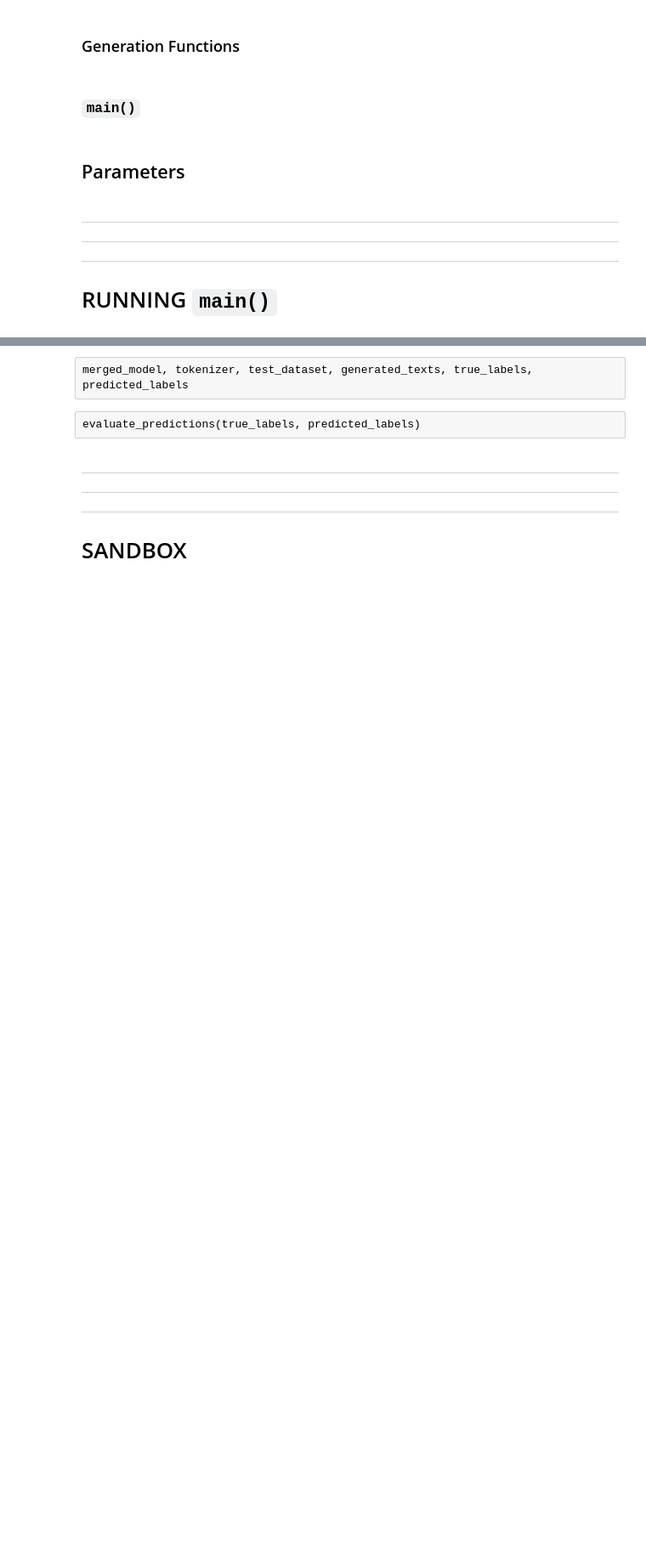
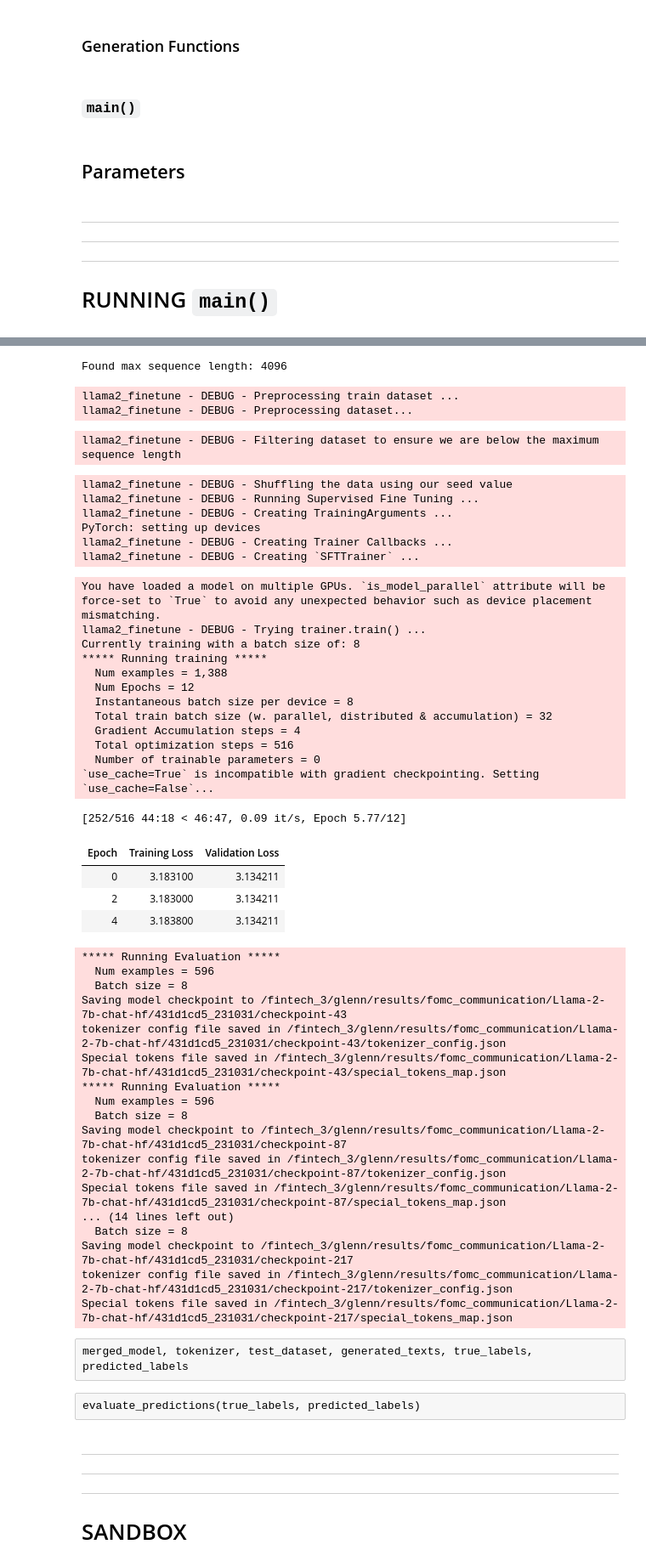
Before and after one commit to gtfintechlab/FLaME, a Jupyter notebook: src/llama/notebooks/llama2_finetune.ipynb, the cells around one changed output, grey strips where cells are left out. Shown at 85% size. Cells and saved outputs as stored; diff of their text form; code cells hidden in the pictures; blank space fills up the shorter version.

```diff
--- a/src/llama/notebooks/llama2_finetune.ipynb
+++ b/src/llama/notebooks/llama2_finetune.ipynb
@@ -756,7 +726,7 @@ def supervised_fine_tuning(args, logger):
         callbacks=callbacks,
         max_seq_length=args.max_seq_length,
         dataset_text_field=args.text_field,
-        # packing=args.packing,
+        packing=args.packing,
         # predict_with_generate = args.predict_with_generate
         # compute_metrics=compute_metrics,
         # neftune_noise_alpha=args.neftune_noise_alpha,
@@ -806,8 +776,16 @@ def test_set_text_generation(args, logger, model, tokenizer, forced_words: List[
         f"Using k={args.cuda_n_gpus} CUDA GPUs with max memory {args.cuda_max_memory}"
     )
     if model is not None:
-        logger.debug(f"Using model provided to function ...")
-        pass
+        if isinstance(model, str):
+            model = AutoModelForCausalLM.from_pretrained(
+                model,
+                device_map=args.device,
+                max_memory=args.cuda_max_memory,
+                torch_dtype=args.bnb_compute_dtype,
+            )
+        else:
+            logger.debug(f"Using model provided to function ...")
+            pass
     else:
         logger.debug("Creating the Model ...")
         model = AutoModelForCausalLM.from_pretrained(
@@ -852,8 +830,8 @@ def test_set_text_generation(args, logger, model, tokenizer, forced_words: List[
 
     test_responses = []
     start = time.perf_counter()
-    if forced_words:
-        force_words_ids = tokenizer(forced_words, add_special_tokens=False).input_ids
+    # if forced_words is not None:
+        # force_words_ids = tokenizer(forced_words, add_special_tokens=False).input_ids
     for batch in tqdm(test_dataloader):
         inputs = tokenizer(
             batch[args.text_field],
@@ -867,7 +845,7 @@ def test_set_text_generation(args, logger, model, tokenizer, forced_words: List[
             try:
                 generated_ids = model.generate(
                     **inputs,
-                    force_words_ids=force_words_ids,
+                    # force_words_ids=force_words_ids,
                     generation_config=generation_config,
                 )
             except TypeError as e:
@@ -961,7 +939,7 @@ def main(seed: int = None):
 
     test_dataset, generated_texts, true_labels, predicted_labels = test_set_text_generation(
         args=args, logger=logger, model=None, tokenizer=None,
-        forced_words=["DOVISH", "HAWKISH", "NEUTRAL"]
+        # forced_words=["DOVISH", "HAWKISH", "NEUTRAL"]
     )
 
     return merged_model, tokenizer, test_dataset, generated_texts, true_labels, predicted_labels
@@ -1154,0 +1128,9 @@ merged_model, tokenizer, test_dataset, generated_texts, true_labels, predicted_l
+# %%
+os.environ['PYTORCH_CUDA_ALLOC_CONF'] = 'max_split_size_mb=100'
+os.environ["TOKENIZERS_PARALLELISM"] = HuggingfaceParams.tokenizers_parallelism
+
+merged_model, tokenizer, test_dataset, generated_texts, true_labels, predicted_labels = main()
+
+# if name = "__main__" :
+   # fire.Fire(main)
+# %% [output]
@@ -1155,3 +1171,47 @@ merged_model, tokenizer, test_dataset, generated_texts, true_labels, predicted_l
+Found max sequence length: 4096
+llama2_finetune - DEBUG - Preprocessing train dataset ...
+llama2_finetune - DEBUG - Preprocessing dataset...
+llama2_finetune - DEBUG - Filtering dataset to ensure we are below the maximum sequence length
+llama2_finetune - DEBUG - Shuffling the data using our seed value
+llama2_finetune - DEBUG - Running Supervised Fine Tuning ...
+llama2_finetune - DEBUG - Creating TrainingArguments ...
+PyTorch: setting up devices
+llama2_finetune - DEBUG - Creating Trainer Callbacks ...
+llama2_finetune - DEBUG - Creating `SFTTrainer` ...
+You have loaded a model on multiple GPUs. `is_model_parallel` attribute will be force-set to `True` to avoid any unexpected behavior such as device placement mismatching.
+llama2_finetune - DEBUG - Trying trainer.train() ...
+Currently training with a batch size of: 8
+***** Running training *****
+  Num examples = 1,388
+  Num Epochs = 12
+  Instantaneous batch size per device = 8
+  Total train batch size (w. parallel, distributed & accumulation) = 32
+  Gradient Accumulation steps = 4
+  Total optimization steps = 516
+  Number of trainable parameters = 0
+`use_cache=True` is incompatible with gradient checkpointing. Setting `use_cache=False`...
+[252/516 44:18 < 46:47, 0.09 it/s, Epoch 5.77/12]
+| Epoch | Training Loss | Validation Loss |
+| 0 | 3.183100 | 3.134211 |
+| 2 | 3.183000 | 3.134211 |
+| 4 | 3.183800 | 3.134211 |
+***** Running Evaluation *****
+  Num examples = 596
+  Batch size = 8
+Saving model checkpoint to /fintech_3/glenn/results/fomc_communication/Llama-2-7b-chat-hf/431d1cd5_231031/checkpoint-43
+tokenizer config file saved in /fintech_3/glenn/results/fomc_communication/Llama-2-7b-chat-hf/431d1cd5_231031/checkpoint-43/tokenizer_config.json
+Special tokens file saved in /fintech_3/glenn/results/fomc_communication/Llama-2-7b-chat-hf/431d1cd5_231031/checkpoint-43/special_tokens_map.json
+***** Running Evaluation *****
+  Num examples = 596
+  Batch size = 8
+Saving model checkpoint to /fintech_3/glenn/results/fomc_communication/Llama-2-7b-chat-hf/431d1cd5_231031/checkpoint-87
+tokenizer config file saved in /fintech_3/glenn/results/fomc_communication/Llama-2-7b-chat-hf/431d1cd5_231031/checkpoint-87/tokenizer_config.json
+Special tokens file saved in /fintech_3/glenn/results/fomc_communication/Llama-2-7b-chat-hf/431d1cd5_231031/checkpoint-87/special_tokens_map.json
+... (14 lines left out)
+  Batch size = 8
+Saving model checkpoint to /fintech_3/glenn/results/fomc_communication/Llama-2-7b-chat-hf/431d1cd5_231031/checkpoint-217
+tokenizer config file saved in /fintech_3/glenn/results/fomc_communication/Llama-2-7b-chat-hf/431d1cd5_231031/checkpoint-217/tokenizer_config.json
+Special tokens file saved in /fintech_3/glenn/results/fomc_communication/Llama-2-7b-chat-hf/431d1cd5_231031/checkpoint-217/special_tokens_map.json
 # %% [raw]
 merged_model, tokenizer, test_dataset, generated_texts, true_labels, predicted_labels
 # %% [raw]
```
Also changed, not shown: parts of 11 cells of this notebook.
